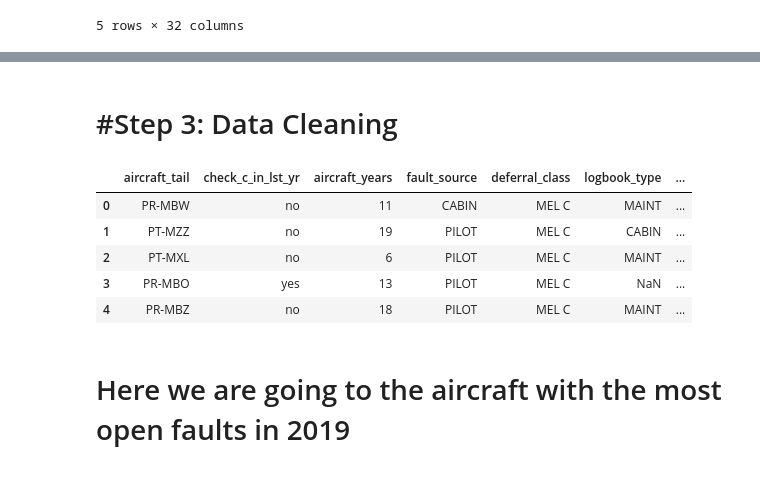
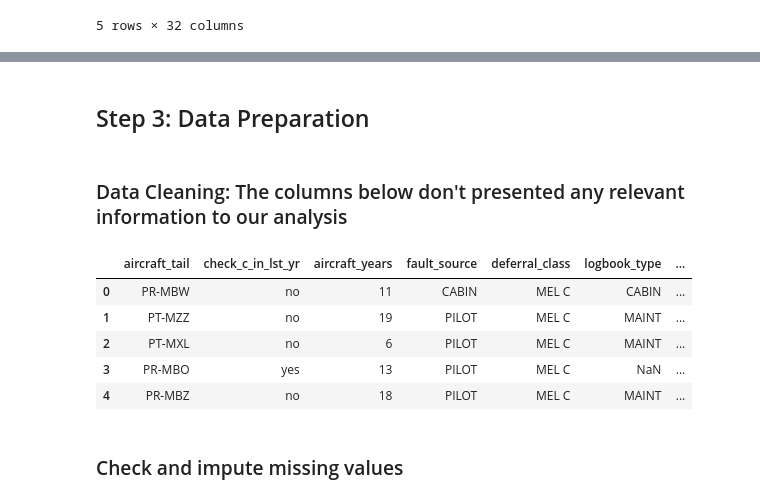
Before and after one commit to gabe144/Project1, a Jupyter notebook: aircraft-fault-data.ipynb, the cells around one changed output, grey strips where cells are left out. Cells and saved outputs as stored; diff of their text form; code cells hidden in the pictures.

```diff
--- a/aircraft-fault-data.ipynb
+++ b/aircraft-fault-data.ipynb
@@ -46,15 +58,16 @@ memory usage: 3.9+ MB
 # %% [markdown]
-# #Step 3: Data Cleaning
+## Step 3: Data Preparation
+# %% [markdown]
+### Data Cleaning: The columns below don't presented any relevant information to our analysis
 # %%
-df=df.drop(['aircraft_msn','deferral_reference','event_type','found_during_flight','aircraft_assembly','ata_4d','ata_6d','config_slot_details','maintenance_airline_code','maintenance_airline_code_group','fleet_type','fleet_holding','type','type_latam','moc'],axis=1)
-
+df=df.drop(['aircraft_msn','deferral_reference','event_type','found_during_flight','aircraft_assembly','config_slot_details','maintenance_airline_code','maintenance_airline_code_group','fleet_type','fleet_holding','type','type_latam','moc'],axis=1)
 df.head()
 # %% [output]
 |  | aircraft_tail | check_c_in_lst_yr | aircraft_years | fault_source | deferral_class | logbook_type | ... |
-| 0 | PR-MBW | no | 11 | CABIN | MEL C | MAINT | ... |
-| 1 | PT-MZZ | no | 19 | PILOT | MEL C | CABIN | ... |
+| 0 | PR-MBW | no | 11 | CABIN | MEL C | CABIN | ... |
+| 1 | PT-MZZ | no | 19 | PILOT | MEL C | MAINT | ... |
 | 2 | PT-MXL | no | 6 | PILOT | MEL C | MAINT | ... |
 | 3 | PR-MBO | yes | 13 | PILOT | MEL C | NaN | ... |
 | 4 | PR-MBZ | no | 18 | PILOT | MEL C | MAINT | ... |
-# %% [markdown]
-# Here we are going to the aircraft with the most open faults in 2019
+# %% [markdown]
+### Check and impute missing values
```
Also changed, not shown: parts of 20 cells of this notebook.
